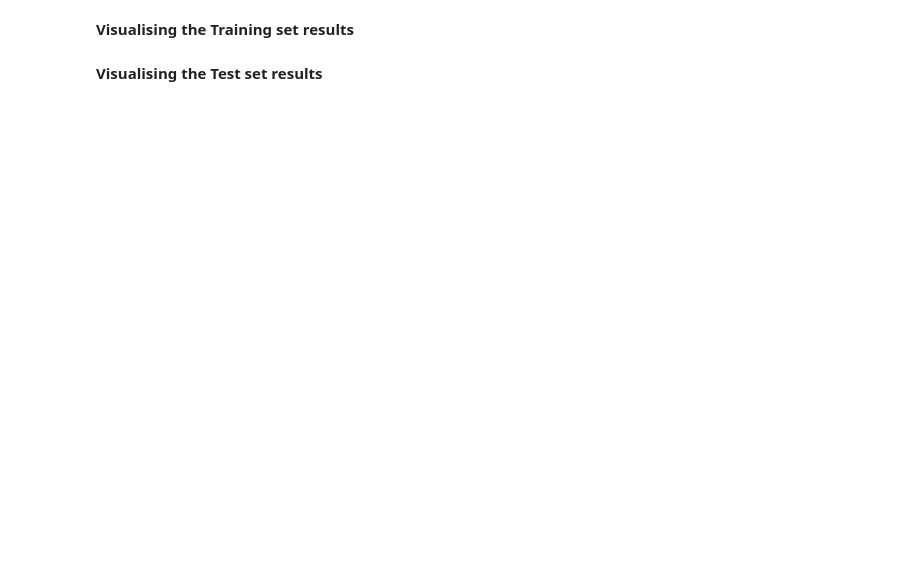
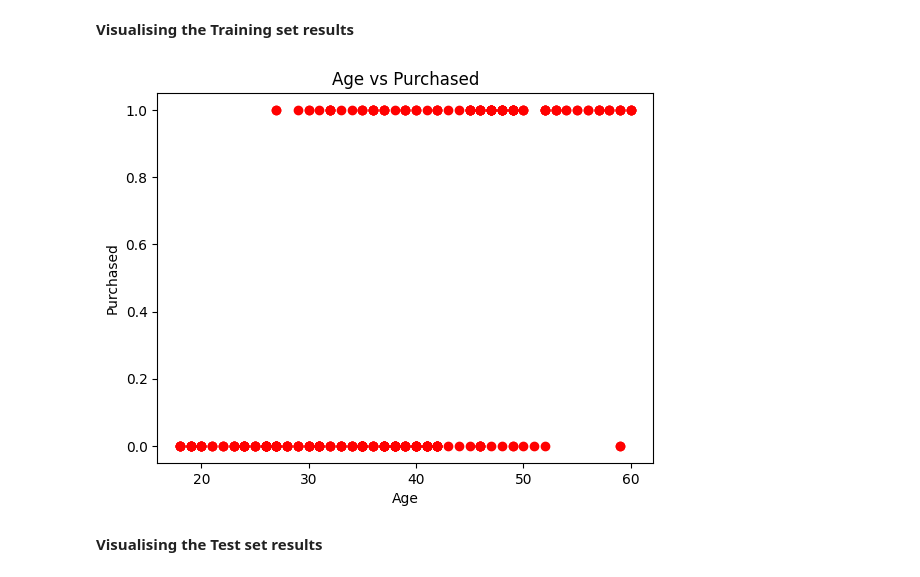
Before and after one commit to Salman0097/Guvi_Task_7, a Jupyter notebook: Random_Forest_Assignment16.ipynb, the cells around one changed output. Saved outputs shown, nothing was run; the diff lists cells and outputs as text; code cells hidden in the pictures; blank space fills up the shorter version.

```diff
--- a/Random_Forest_Assignment16.ipynb
+++ b/Random_Forest_Assignment16.ipynb
@@ -8,0 +44,2 @@
+# %%
+x_train, x_test, y_train, y_test = train_test_split(x, y, test_size=0.20)
@@ -10,0 +54,2 @@
+# %%
+scaling = MinMaxScaler()
@@ -17,2 +112,10 @@
 # %% [markdown]
 **Visualising the Training set results**
+# %%
+plt.scatter(x_train.Age, y_train, color = 'Red')
+plt.xlabel('Age')
+plt.ylabel('Purchased')
+plt.title('Age vs Purchased')
+plt.show()
+# %% [output]
+[figure, added]
```
Also changed, not shown: parts of 19 cells of this notebook.
